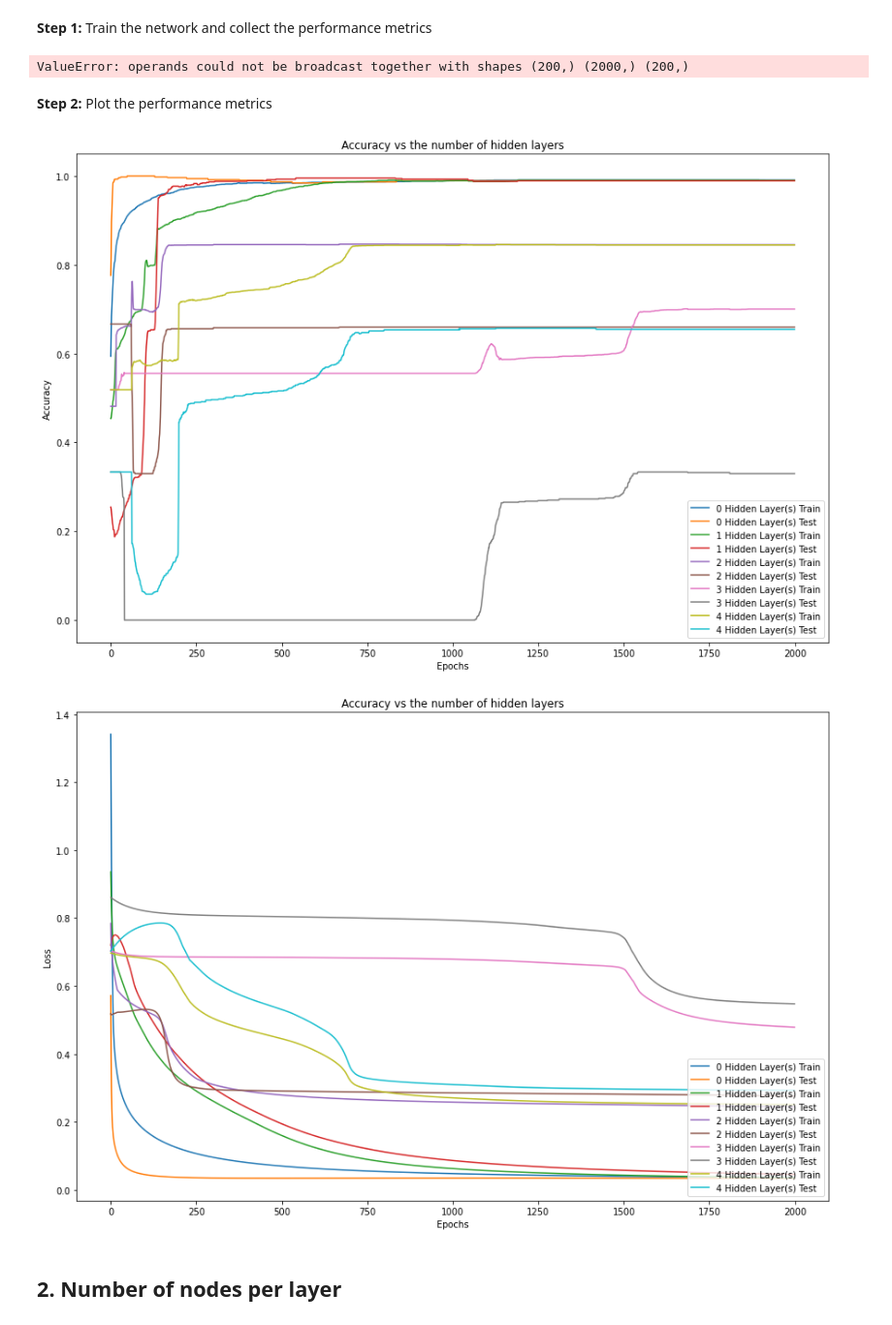
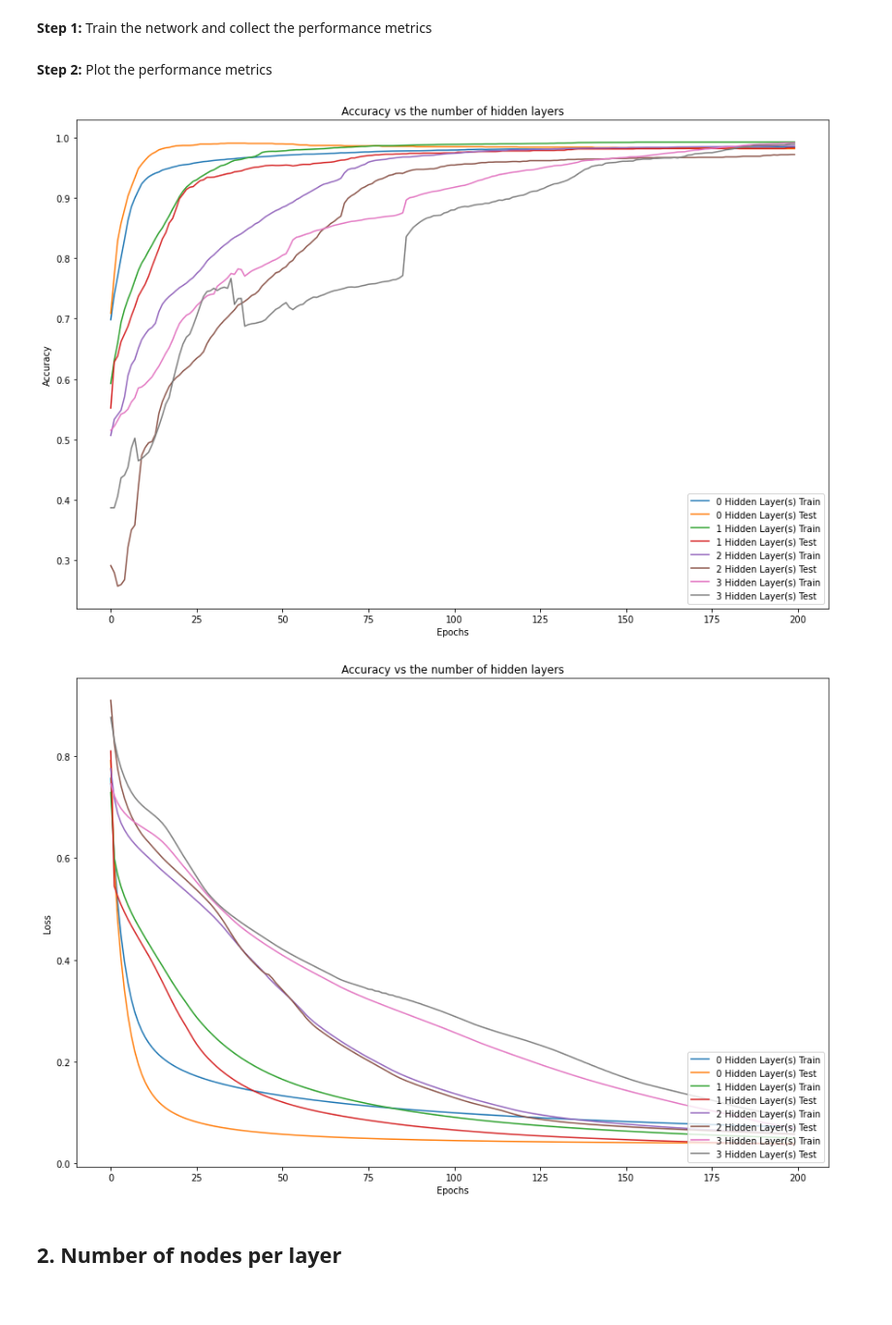
Before and after one commit to kymckay/f21bc-coursework, a Jupyter notebook: investigation.ipynb, the cells around one changed output. Shown at 97% size. Saved outputs shown, nothing was run; the diff lists cells and outputs as text; code cells hidden in the pictures.

Commit message:
Add common method for varying hyperparameters

```diff
--- a/investigation.ipynb
+++ b/investigation.ipynb
@@ -63,37 +161,15 @@ def train_nn(nr_layers, nr_nodes, activation_func, learning_rate, nr_epochs):
 Investigate the accuracy of neural networks with varying numbers of hidden layers (0 to 10). To isolate the effect of the number of hidden layers on a network's performance, each layer has a single nodes. Performance metrics used to evaluate the model are - average accuracy, loss and training time calculated form 10 trial runs of the model.
 # %% [markdown]
 **Step 1:** Train the network and collect the performance metrics
-# %%
-epochs = 200
-nr_reps = 3
-nr_models = 5
-
-accuracy_layers = np.zeros(( nr_models, epochs))
-loss_layers =  np.zeros(( nr_models, epochs))
-t_time_layers = np.zeros(( nr_models, nr_reps))
-accuracy_layers_test = np.zeros(( nr_models, epochs))
-loss_layers_test =  np.zeros(( nr_models, epochs))
-
-# for each set of hyperparameters investigated, re-train the network a set number of times
-for i in range (nr_reps):
-    for j in range(nr_models):
-        an, ln, tn, an_t, ln_t = train_nn(j, 1, funcs.leaky_relu, 0.05, epochs)
-
-        # Averaging as we go via weighted sum
-        accuracy_layers[j] += an / nr_reps
-        loss_layers[j] += ln / nr_reps
-        t_time_layers[j] += tn / nr_reps
-        accuracy_layers_test[j] += an_t / nr_reps
-        loss_layers_test[j] += ln_t / nr_reps
-# %% [output]
-ValueError: operands could not be broadcast together with shapes (200,) (2000,) (200,)
+# %%
+accuracy, accuracy_test, loss, loss_test, _ = evaluate_parameters(hidden_layers = range(0,5))
 # %% [markdown]
 **Step 2:** Plot the performance metrics
 # %%
 plt.figure(figsize=(15, 10))
-for i in range(accuracy_layers.shape[0]):
-    plt.plot(accuracy_layers[i], linestyle = 'solid', label = f'{i} Hidden Layer(s) Train')
-    plt.plot(accuracy_layers_test[i], linestyle = 'solid', label = f'{i} Hidden Layer(s) Test')
+for i in range(accuracy.shape[0]):
+    plt.plot(accuracy[i], linestyle = 'solid', label = f'{i} Hidden Layer(s) Train')
+    plt.plot(accuracy_test[i], linestyle = 'solid', label = f'{i} Hidden Layer(s) Test')
 
 plt.xlabel('Epochs')
 plt.ylabel('Accuracy')
@@ -101,20 +177,20 @@ plt.title('Accuracy vs the number of hidden layers')
 plt.legend(loc=4)
 plt.show()
 # %% [output]
-[figure, old version]
+[figure, new version]
 # %%
 plt.figure(figsize=(15, 10))
-for i in range(loss_layers.shape[0]):
-    plt.plot(loss_layers[i], linestyle = 'solid', label = f'{i} Hidden Layer(s) Train')
-    plt.plot(loss_layers_test[i], linestyle = 'solid', label = f'{i} Hidden Layer(s) Test')
+for i in range(loss.shape[0]):
+    plt.plot(loss[i], linestyle = 'solid', label = f'{i} Hidden Layer(s) Train')
+    plt.plot(loss_test[i], linestyle = 'solid', label = f'{i} Hidden Layer(s) Test')
 
 plt.xlabel('Epochs')
 plt.ylabel('Loss')
 plt.title('Accuracy vs the number of hidden layers')
 plt.legend(loc=4)
 plt.show()
 # %% [output]
-[figure, old version]
+[figure, new version]
 # %% [markdown]
 ## 2. Number of nodes per layer
 # %% [markdown]
```
Also changed, not shown: parts of 1 cell of this notebook.
